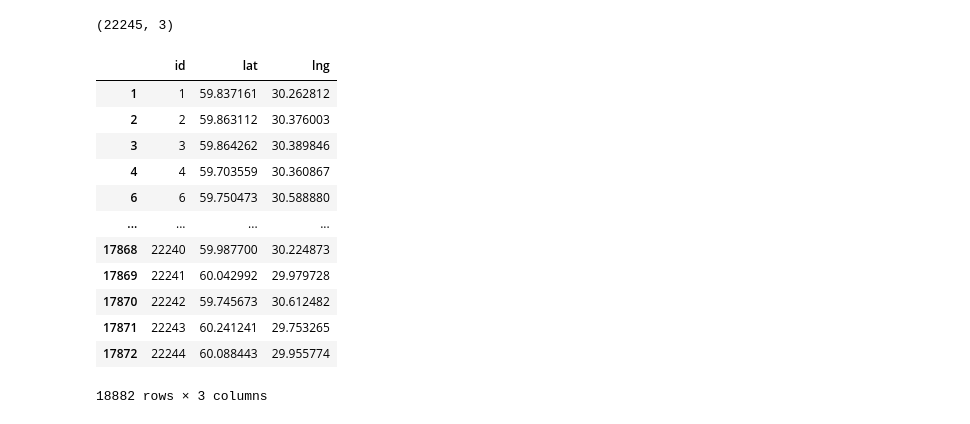
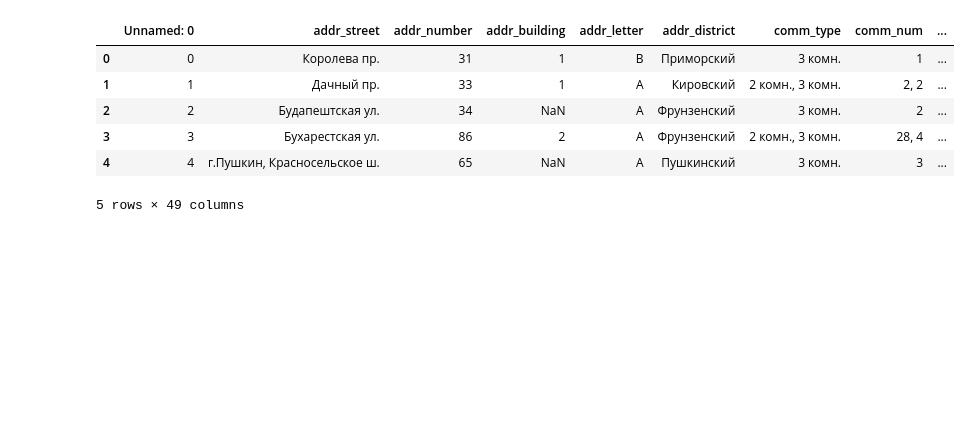
Before and after one commit to WGussev/StPHousing, a Jupyter notebook: Mapping.ipynb, the cells around one changed output. Drawn from its saved outputs; the diff is of its cells as text; code cells hidden in the pictures; blank space fills up the shorter version.

```diff
--- a/Mapping.ipynb
+++ b/Mapping.ipynb
@@ -11,20 +3,0 @@ df.to_csv('object_coordinates.csv')
-# %%
-df.shape
-# %% [output]
-(22245, 3)
-# %%
-df.dropna()
-# %% [output]
-|  | id | lat | lng |
-| 1 | 1 | 59.837161 | 30.262812 |
-| 2 | 2 | 59.863112 | 30.376003 |
-| 3 | 3 | 59.864262 | 30.389846 |
-| 4 | 4 | 59.703559 | 30.360867 |
-| 6 | 6 | 59.750473 | 30.588880 |
-| ... | ... | ... | ... |
-| 17868 | 22240 | 59.987700 | 30.224873 |
-| 17869 | 22241 | 60.042992 | 29.979728 |
-| 17870 | 22242 | 59.745673 | 30.612482 |
-| 17871 | 22243 | 60.241241 | 29.753265 |
-| 17872 | 22244 | 60.088443 | 29.955774 |
-18882 rows × 3 columns
@@ -31,2 +7,11 @@ df.dropna()
 # %%
-df_data = pd.read_csv('open_stp_data.csv')
+df = pd.read_csv('data_with_coords.csv')
+df.head(5)
+# %% [output]
+|  | Unnamed: 0 | addr_street | addr_number | addr_building | addr_letter | addr_district | comm_type | comm_num | ... |
+| 0 | 0 | Королева пр. | 31 | 1 | В | Приморский | 3 комн. | 1 | ... |
+| 1 | 1 | Дачный пр. | 33 | 1 | А | Кировский | 2 комн., 3 комн. | 2, 2 | ... |
+| 2 | 2 | Будапештская ул. | 34 | NaN | А | Фрунзенский | 3 комн. | 2 | ... |
+| 3 | 3 | Бухарестская ул. | 86 | 2 | А | Фрунзенский | 2 комн., 3 комн. | 28, 4 | ... |
+| 4 | 4 | г.Пушкин, Красносельское ш. | 65 | NaN | А | Пушкинский | 3 комн. | 3 | ... |
+5 rows × 49 columns
```
Also changed, not shown: parts of 36 cells of this notebook, 12 other files.
